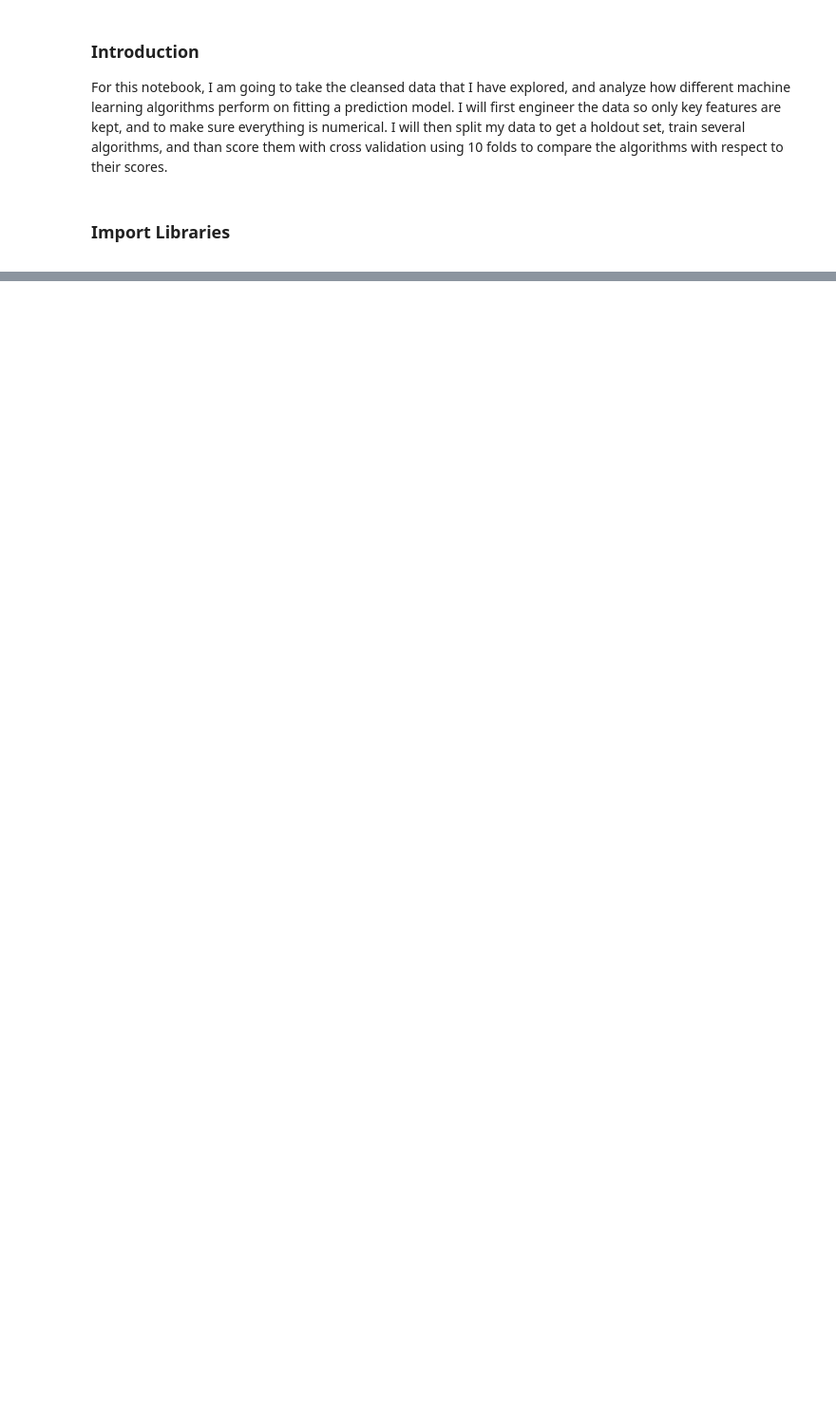
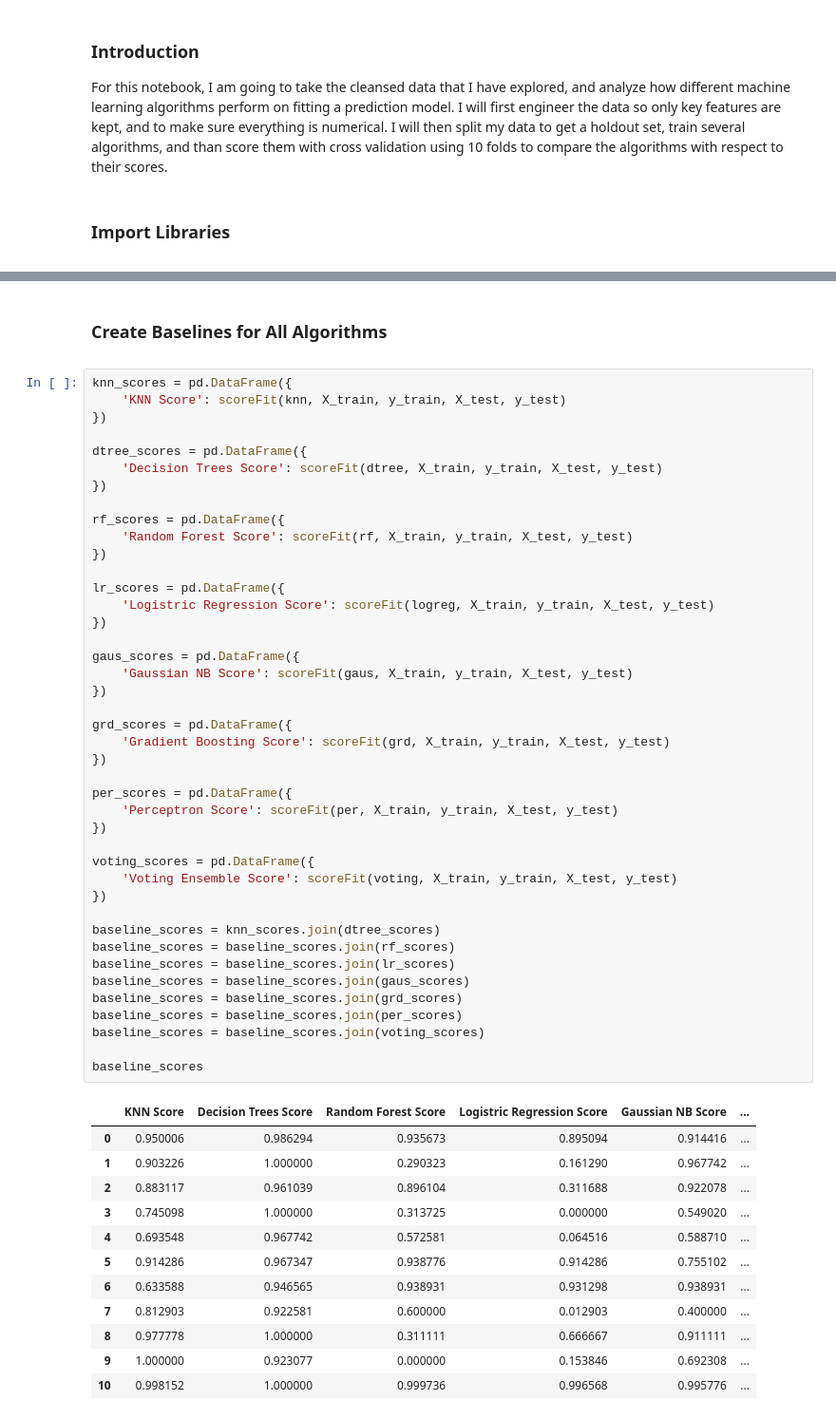
Before and after one commit to TJBANEY/Springboard-Code, a Jupyter notebook: Capstone 1 Data Analysis.ipynb, the cells around one changed output, grey strips where cells are left out. Shown: that part at 95% size. Drawn from its saved outputs; the diff is of its cells as text; blank space fills up the shorter version.

```diff
--- a/Capstone 1 Data Analysis.ipynb
+++ b/Capstone 1 Data Analysis.ipynb
@@ -347,0 +384,57 @@ Based on the algorithms that I fit my data to, and tested on my holdout set, the
+# %% [markdown]
+### <p id="baseline-normal">Create Baselines for All Algorithms </p>
+# %%
+knn_scores = pd.DataFrame({
+    'KNN Score': scoreFit(knn, X_train, y_train, X_test, y_test)
+})
+
+dtree_scores = pd.DataFrame({
+    'Decision Trees Score': scoreFit(dtree, X_train, y_train, X_test, y_test)
+})
+
+rf_scores = pd.DataFrame({
+    'Random Forest Score': scoreFit(rf, X_train, y_train, X_test, y_test)
+})
+
+lr_scores = pd.DataFrame({
+    'Logistric Regression Score': scoreFit(logreg, X_train, y_train, X_test, y_test)
+})
+
+gaus_scores = pd.DataFrame({
+    'Gaussian NB Score': scoreFit(gaus, X_train, y_train, X_test, y_test)
+})
+
+grd_scores = pd.DataFrame({
+    'Gradient Boosting Score': scoreFit(grd, X_train, y_train, X_test, y_test)
+})
+
+per_scores = pd.DataFrame({
+    'Perceptron Score': scoreFit(per, X_train, y_train, X_test, y_test)
+})
+
+voting_scores = pd.DataFrame({
+    'Voting Ensemble Score': scoreFit(voting, X_train, y_train, X_test, y_test)
+})
+
+baseline_scores = knn_scores.join(dtree_scores)
+baseline_scores = baseline_scores.join(rf_scores)
+baseline_scores = baseline_scores.join(lr_scores)
+baseline_scores = baseline_scores.join(gaus_scores)
+baseline_scores = baseline_scores.join(grd_scores)
+baseline_scores = baseline_scores.join(per_scores)
+baseline_scores = baseline_scores.join(voting_scores)
+
+baseline_scores
+# %% [output]
+|  | KNN Score | Decision Trees Score | Random Forest Score | Logistric Regression Score | Gaussian NB Score | ... |
+| 0 | 0.950006 | 0.986294 | 0.935673 | 0.895094 | 0.914416 | ... |
+| 1 | 0.903226 | 1.000000 | 0.290323 | 0.161290 | 0.967742 | ... |
+| 2 | 0.883117 | 0.961039 | 0.896104 | 0.311688 | 0.922078 | ... |
+| 3 | 0.745098 | 1.000000 | 0.313725 | 0.000000 | 0.549020 | ... |
+| 4 | 0.693548 | 0.967742 | 0.572581 | 0.064516 | 0.588710 | ... |
+| 5 | 0.914286 | 0.967347 | 0.938776 | 0.914286 | 0.755102 | ... |
+| 6 | 0.633588 | 0.946565 | 0.938931 | 0.931298 | 0.938931 | ... |
+| 7 | 0.812903 | 0.922581 | 0.600000 | 0.012903 | 0.400000 | ... |
+| 8 | 0.977778 | 1.000000 | 0.311111 | 0.666667 | 0.911111 | ... |
+| 9 | 1.000000 | 0.923077 | 0.000000 | 0.153846 | 0.692308 | ... |
+| 10 | 0.998152 | 1.000000 | 0.999736 | 0.996568 | 0.995776 | ... |
```
Also changed, not shown: parts of 71 cells of this notebook, 9 other files.
